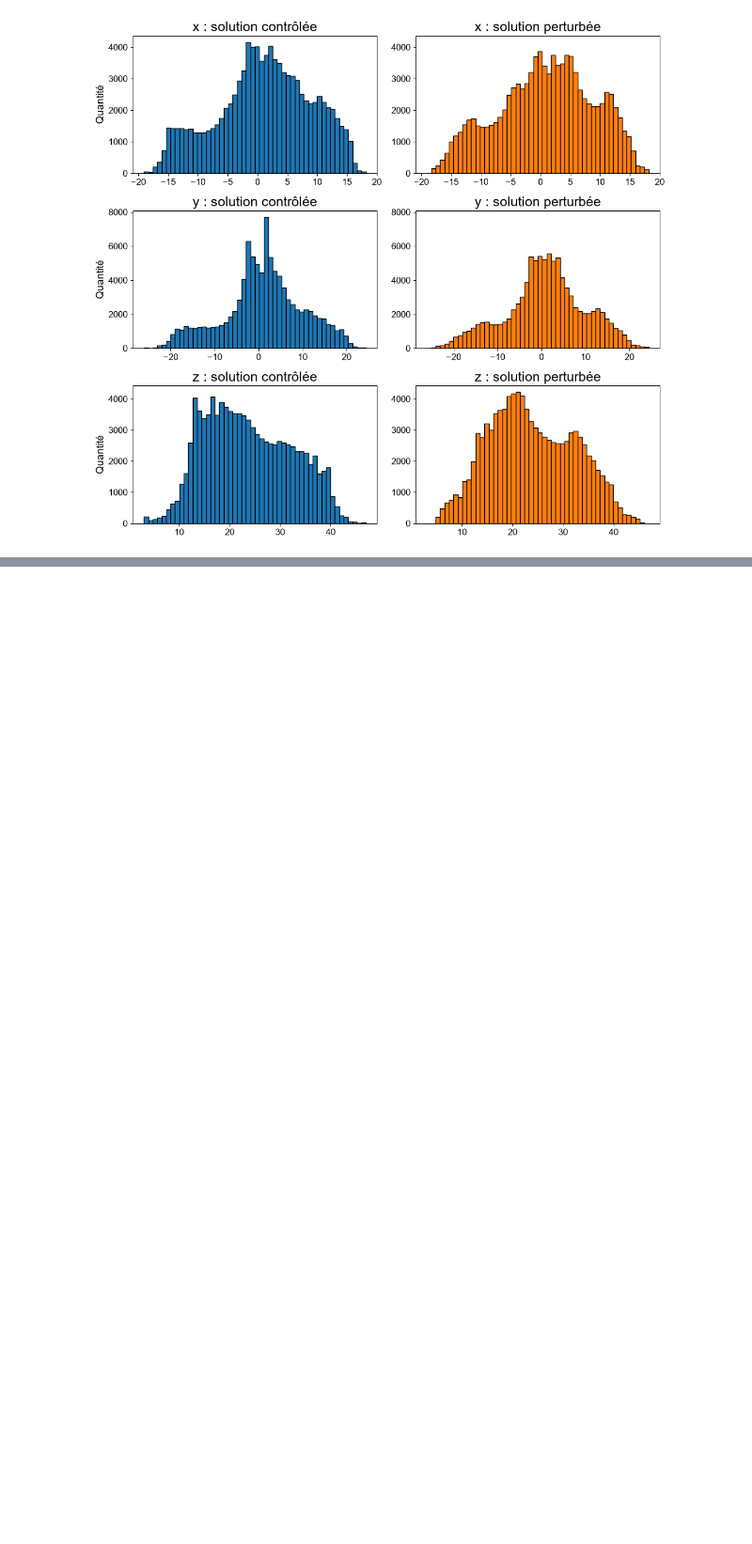
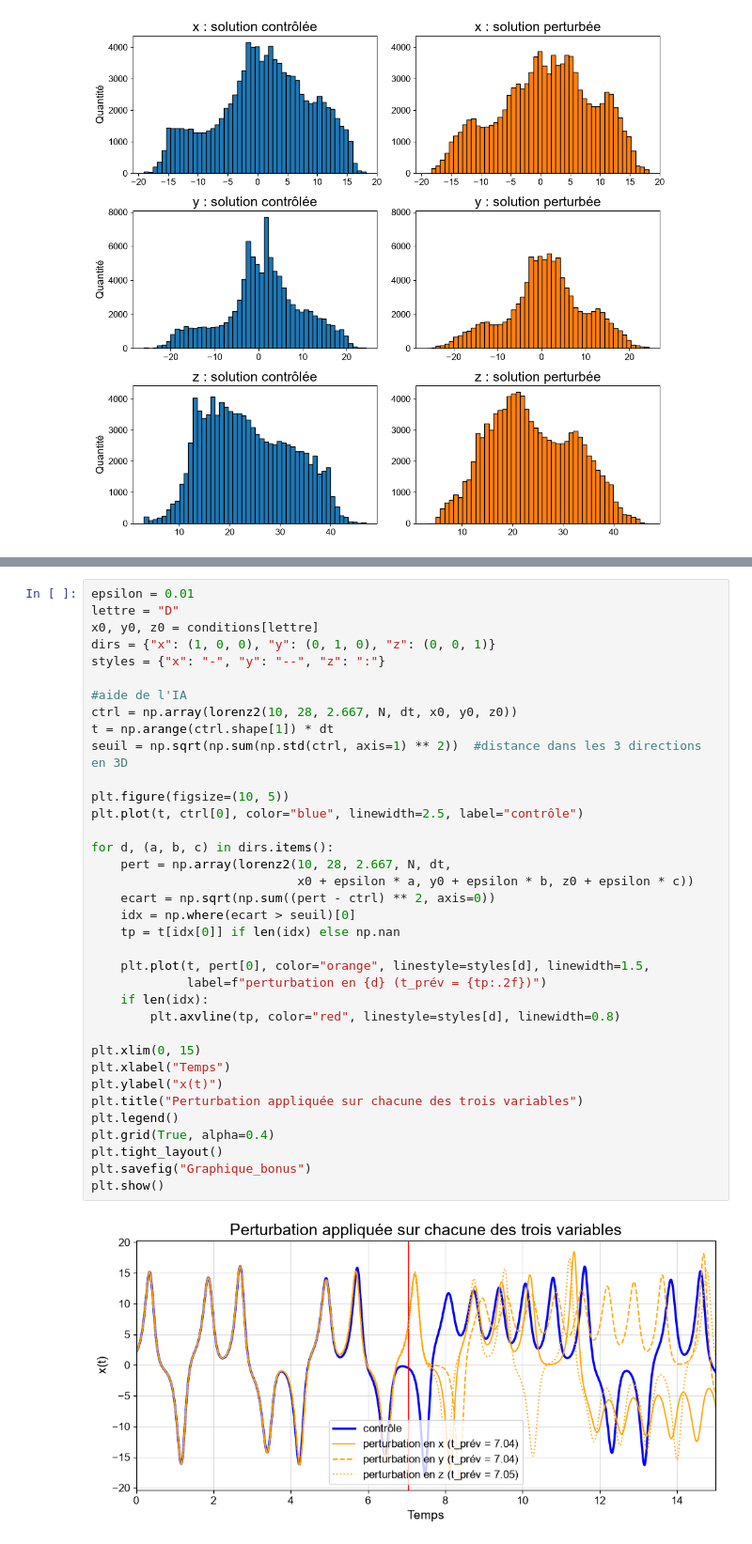
Before and after one commit to lucileleliboux/labo3, a Jupyter notebook: Experience2.ipynb, the cells around one changed output, grey strips where cells are left out. Shown at 94% size. Saved outputs shown, nothing was run; the diff lists cells and outputs as text; blank space fills up the shorter version.

```diff
--- a/Experience2.ipynb
+++ b/Experience2.ipynb
@@ -508,0 +509,38 @@ Variable z
+# %%
+epsilon = 0.01
+lettre = "D"
+x0, y0, z0 = conditions[lettre]
+dirs = {"x": (1, 0, 0), "y": (0, 1, 0), "z": (0, 0, 1)}
+styles = {"x": "-", "y": "--", "z": ":"}
+
+#aide de l'IA
+ctrl = np.array(lorenz2(10, 28, 2.667, N, dt, x0, y0, z0))
+t = np.arange(ctrl.shape[1]) * dt
+seuil = np.sqrt(np.sum(np.std(ctrl, axis=1) ** 2))  #distance dans les 3 directions en 3D
+
+plt.figure(figsize=(10, 5))
+plt.plot(t, ctrl[0], color="blue", linewidth=2.5, label="contrôle")
+
+for d, (a, b, c) in dirs.items():
+    pert = np.array(lorenz2(10, 28, 2.667, N, dt,
+                            x0 + epsilon * a, y0 + epsilon * b, z0 + epsilon * c))
+    ecart = np.sqrt(np.sum((pert - ctrl) ** 2, axis=0))
+    idx = np.where(ecart > seuil)[0]
+    tp = t[idx[0]] if len(idx) else np.nan
+
+    plt.plot(t, pert[0], color="orange", linestyle=styles[d], linewidth=1.5,
+             label=f"perturbation en {d} (t_prév = {tp:.2f})")
+    if len(idx):
+        plt.axvline(tp, color="red", linestyle=styles[d], linewidth=0.8)
+
+plt.xlim(0, 15)
+plt.xlabel("Temps")
+plt.ylabel("x(t)")
+plt.title("Perturbation appliquée sur chacune des trois variables")
+plt.legend()
+plt.grid(True, alpha=0.4)
+plt.tight_layout()
+plt.savefig("Graphique_bonus")
+plt.show()
+# %% [output]
+[figure, added]
```
Also changed, not shown: parts of 1 cell of this notebook.
